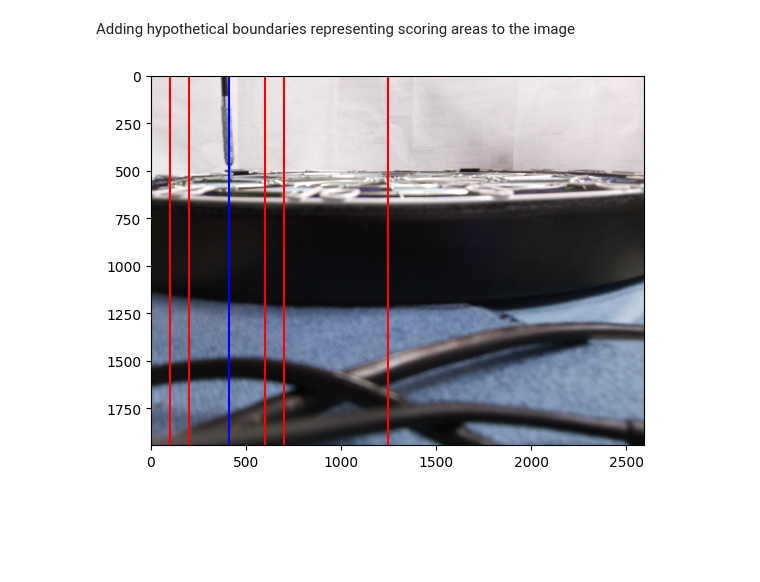
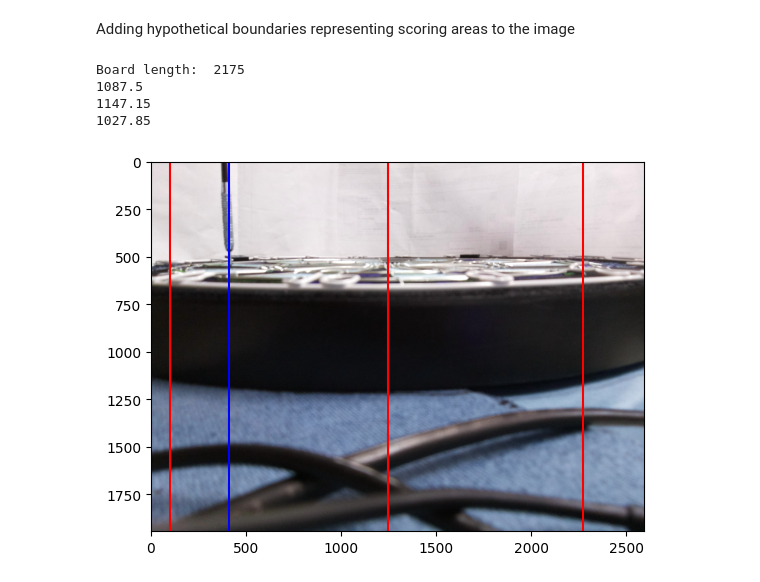
Before and after one commit to zkashef/SmokingDartsv2, a Jupyter notebook: core/never_surrender.ipynb, the cells around one changed output. Saved outputs shown, nothing was run; the diff lists cells and outputs as text; code cells hidden in the pictures; blank space fills up the shorter version.

```diff
--- a/core/never_surrender.ipynb
+++ b/core/never_surrender.ipynb
@@ -114,14 +114,24 @@ Adding hypothetical boundaries representing scoring areas to the image
 # %%
 # load and display image
 dart1 = cv2.imread(os.path.join(parent_dir, 'images', '22.jpg'))
 plt.imshow(dart1, cmap='gray')
 plt.axvline(x=x_coordinate, color='b')
 plt.axvline(x=center_of_board, color='r')
 
-edges_on_board = [100, 200, 600, 700]
+edges_on_board = [100, 2275]
 for edge in edges_on_board:
     plt.axvline(x=edge, color='r')
+board_length = edges_on_board[1] - edges_on_board[0]
+print("Board length: ", board_length)
+
+print(board_length/2)
+print(center_of_board-100)
+print(2275-center_of_board)
 
 plt.show()
 # %% [output]
+Board length:  2175
+1087.5
+1147.15
+1027.85
-[figure, old version]
+[figure, new version]
```
Also changed, not shown: parts of 1 cell of this notebook, 38 other files.
